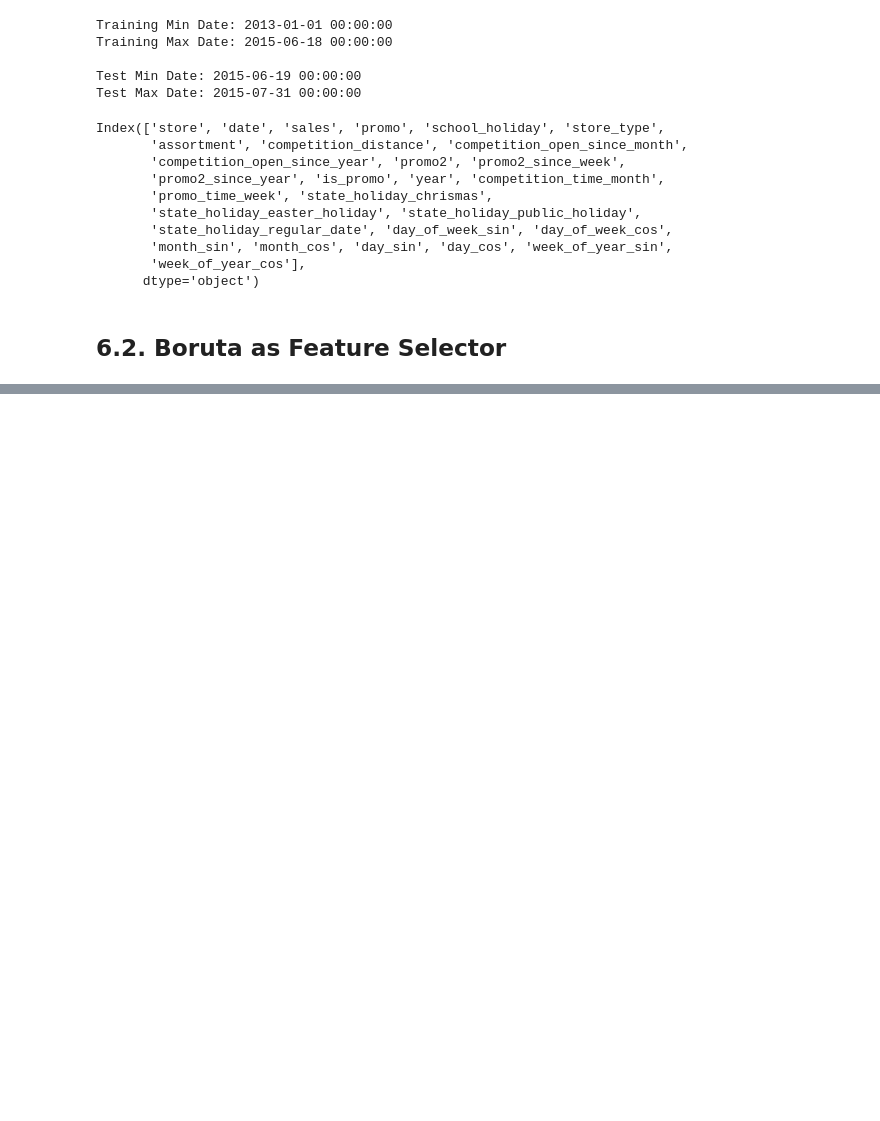
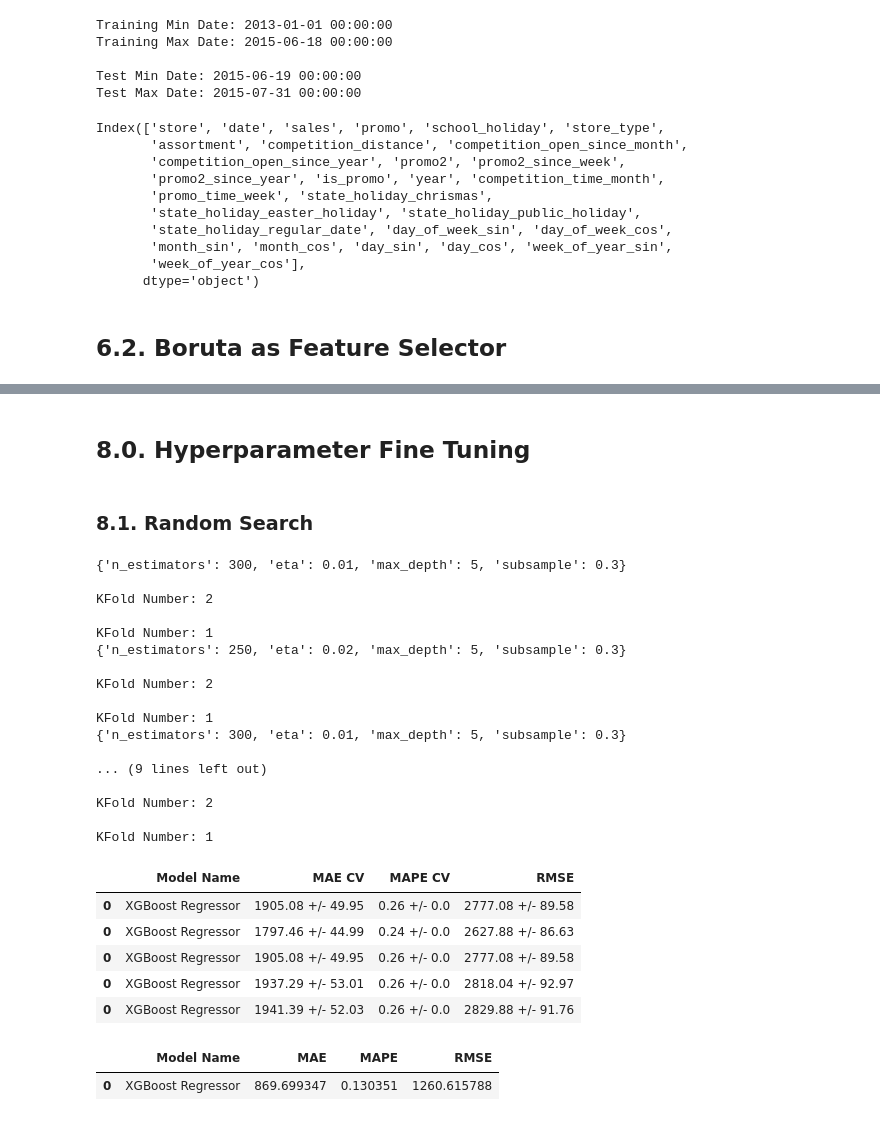
Before and after one commit to carolineado/stores_sales_prediction, a Jupyter notebook: store_sales_prediction.ipynb, the cells around one changed output, grey strips where cells are left out. Cells and saved outputs as stored; diff of their text form; code cells hidden in the pictures; blank space fills up the shorter version.

Commit message:
fine tune finished

```diff
--- a/store_sales_prediction.ipynb
+++ b/store_sales_prediction.ipynb
@@ -1017,7 +1066,7 @@ cols_selected_boruta = [
      'month_cos',
      'day_sin',
      'day_cos',
-     'week_of_year_sin'
+     'week_of_year_sin',
      'week_of_year_cos'
 ]
 
@@ -1028,0 +1252,5 @@ cols_selected_boruta_full.extend(feat_to_add)
+# %% [markdown]
+
+## 8.0. Hyperparameter Fine Tuning
+# %% [markdown]
+### 8.1. Random Search
@@ -1028,0 +1259,52 @@ cols_selected_boruta_full.extend(feat_to_add)
+# %%
+param = {
+    'n_estimators':[250, 300],
+    'eta':[0.01, 0.02],
+    'max_depth':[3, 5],
+    'subsample':[0.1, 0.3]
+        }
+MAX_EVAL = 5
+# %%
+final_result = pd.DataFrame()
+
+for i in range( MAX_EVAL ):
+   # choose values for parameters randomly
+   hp = { k: random.sample( v, 1 )[0] for k, v in param.items() }
+   print( hp )
+
+   # model
+   model_xgb = xgb.XGBRegressor( objective='reg:squarederror',
+                                 n_estimators=hp['n_estimators'],
+                                 eta=hp['eta'],
+                                 max_depth=hp['max_depth'],
+                                 subsample=hp['subsample'])
+
+   # performance
+   result = cross_validation( x_training, 2, 'XGBoost Regressor', model_xgb, verbose=True )
+   final_result = pd.concat( [final_result, result] )
+
+final_result
+# %% [output]
+{'n_estimators': 300, 'eta': 0.01, 'max_depth': 5, 'subsample': 0.3}
+
+KFold Number: 2
+
+KFold Number: 1
+{'n_estimators': 250, 'eta': 0.02, 'max_depth': 5, 'subsample': 0.3}
+
+KFold Number: 2
+
+KFold Number: 1
+{'n_estimators': 300, 'eta': 0.01, 'max_depth': 5, 'subsample': 0.3}
+
+... (9 lines left out)
+
+KFold Number: 2
+
+KFold Number: 1
+|  | Model Name | MAE CV | MAPE CV | RMSE |
+| 0 | XGBoost Regressor | 1905.08 +/- 49.95 | 0.26 +/- 0.0 | 2777.08 +/- 89.58 |
+| 0 | XGBoost Regressor | 1797.46 +/- 44.99 | 0.24 +/- 0.0 | 2627.88 +/- 86.63 |
+| 0 | XGBoost Regressor | 1905.08 +/- 49.95 | 0.26 +/- 0.0 | 2777.08 +/- 89.58 |
+| 0 | XGBoost Regressor | 1937.29 +/- 53.01 | 0.26 +/- 0.0 | 2818.04 +/- 92.97 |
+| 0 | XGBoost Regressor | 1941.39 +/- 52.03 | 0.26 +/- 0.0 | 2829.88 +/- 91.76 |
@@ -1028,0 +1318,16 @@ cols_selected_boruta_full.extend(feat_to_add)
+# %%
+# model
+model_xgb_tuned = xgb.XGBRegressor( objective='reg:squarederror',
+                                    n_estimators=param_tuned['n_estimators'],
+                                    eta=param_tuned['eta'],
+                                    max_depth=param_tuned['max_depth'],
+                                    subsample=param_tuned['subsample'] ).fit( x_train, y_train )
+# prediction
+yhat_xgb_tuned = model_xgb_tuned.predict( x_test )
+
+# performance
+xgb_result_tuned = ml_error( 'XGBoost Regressor', np.expm1( y_test ), np.expm1( yhat_xgb_tuned ) )
+xgb_result_tuned
+# %% [output]
+|  | Model Name | MAE | MAPE | RMSE |
+| 0 | XGBoost Regressor | 869.699347 | 0.130351 | 1260.615788 |
```
Also changed, not shown: parts of 34 cells of this notebook.
